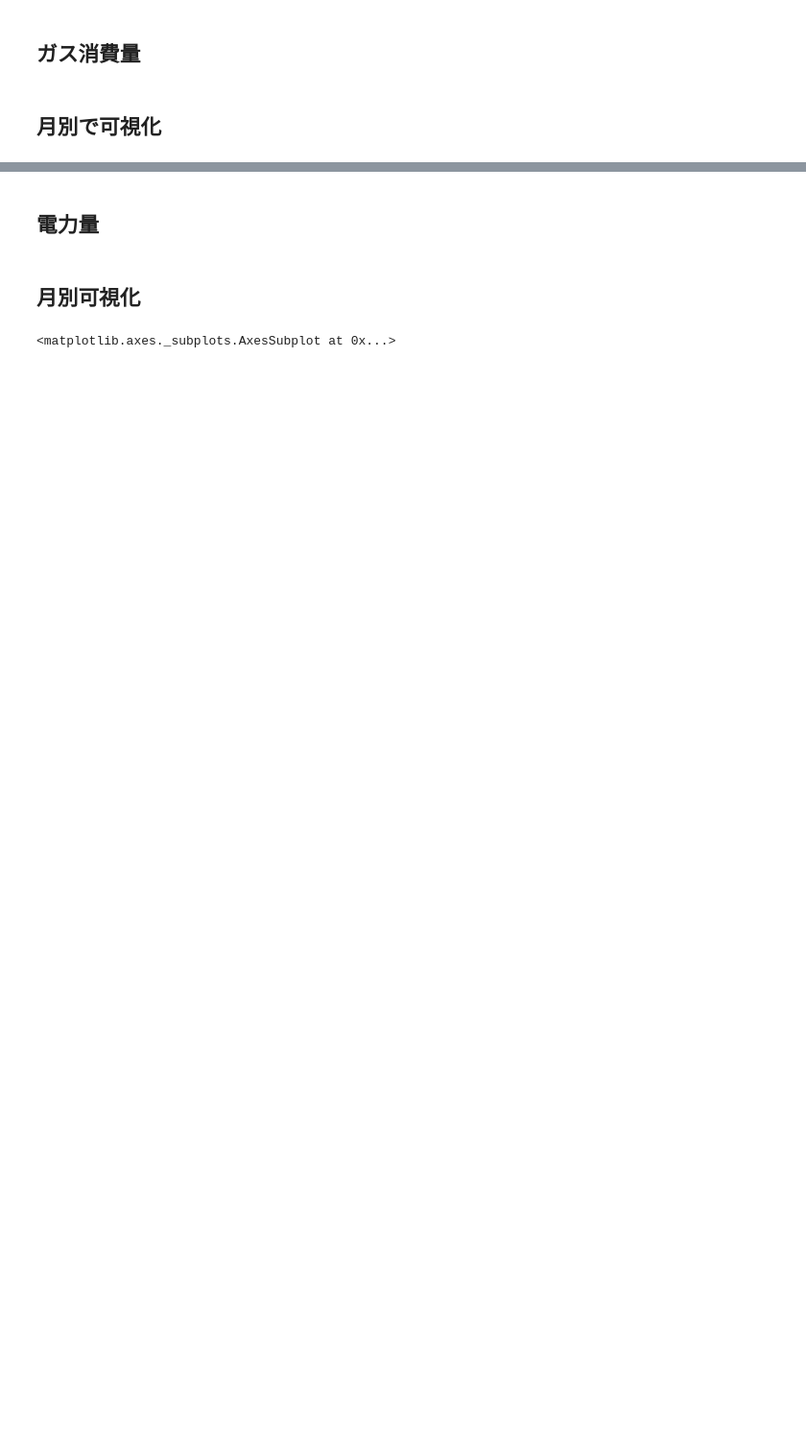
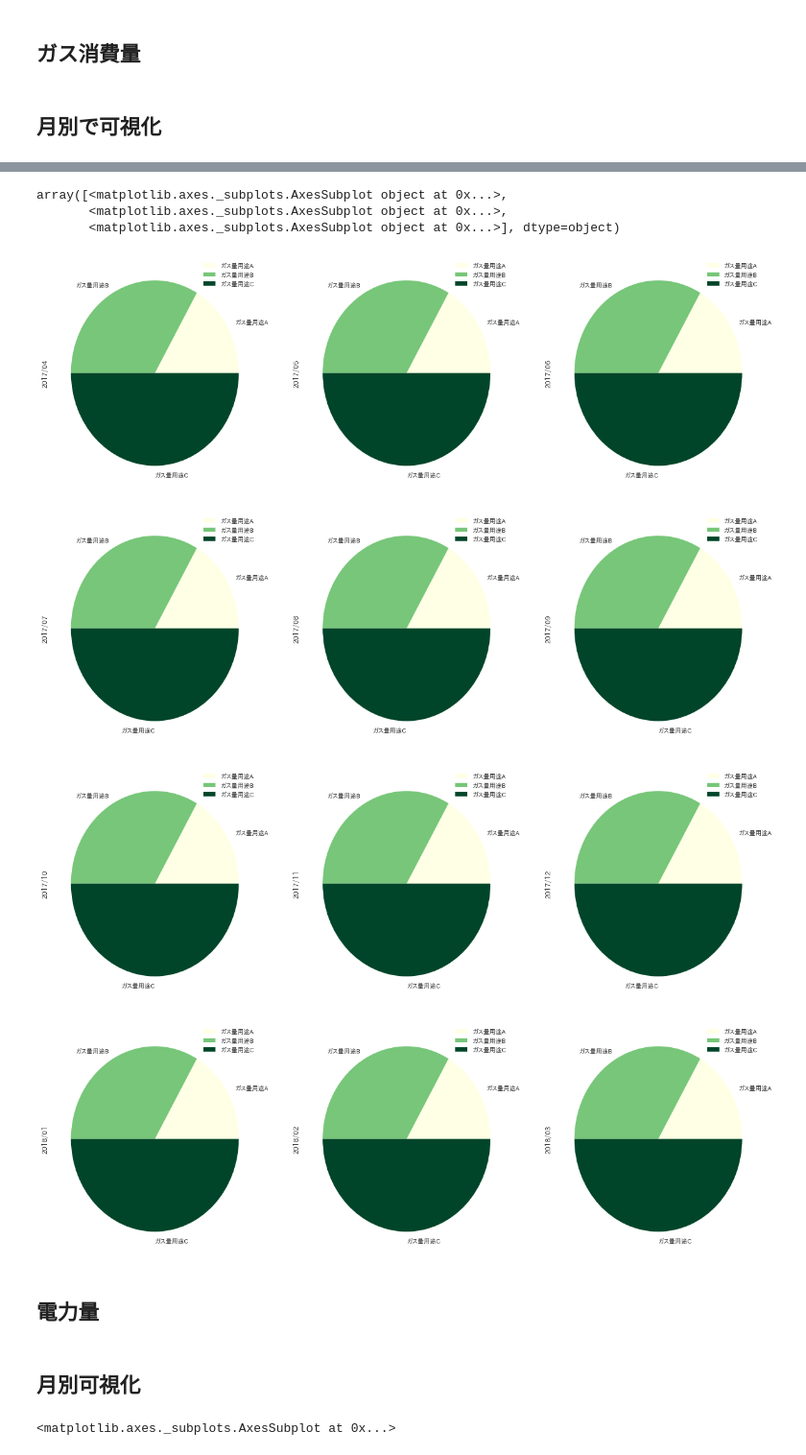
Before and after one commit to snuow/Visualization_for_EnergyDataAnalysis, a Jupyter notebook: Visualization_EnergyConsumption.ipynb, the cells around one changed output, grey strips where cells are left out. Shown at 96% size. Saved outputs shown, nothing was run; the diff lists cells and outputs as text; code cells hidden in the pictures; blank space fills up the shorter version.

```diff
--- a/Visualization_EnergyConsumption.ipynb
+++ b/Visualization_EnergyConsumption.ipynb
@@ -62,3 +80,21 @@ sns.barplot(x=vis_df_month.index,y = vis_df_month['ガス量'],color='blue')
+# %%
+# 可視化（pandasを利用した場合）
+'''
+Pieチャートで月毎の利用用途の可視化
+4行書いたのは見栄えのため。良い方法ある？
+'''
+vis_df_month.loc['2017/04':'2017/06',vis_df_month.columns.str.startswith('ガス量用途')].T.plot(kind='pie',figsize=(21,7),subplots=True,colormap='YlGn')
+vis_df_month.loc['2017/07':'2017/09',vis_df_month.columns.str.startswith('ガス量用途')].T.plot(kind='pie',figsize=(21,7),subplots=True,colormap='YlGn')
+vis_df_month.loc['2017/10':'2017/12',vis_df_month.columns.str.startswith('ガス量用途')].T.plot(kind='pie',figsize=(21,7),subplots=True,colormap='YlGn')
+vis_df_month.loc['2018/01':'2018/03',vis_df_month.columns.str.startswith('ガス量用途')].T.plot(kind='pie',figsize=(21,7),subplots=True,colormap='YlGn')
+# %% [output]
+array([<matplotlib.axes._subplots.AxesSubplot object at 0x...>,
+       <matplotlib.axes._subplots.AxesSubplot object at 0x...>,
+       <matplotlib.axes._subplots.AxesSubplot object at 0x...>], dtype=object)
+[figure, added]
+[figure, added]
+[figure, added]
+[figure, added]
 # %% [markdown]
 ## 電力量
 # %% [markdown]
```
Also changed, not shown: parts of 9 cells of this notebook, 1 other file.
